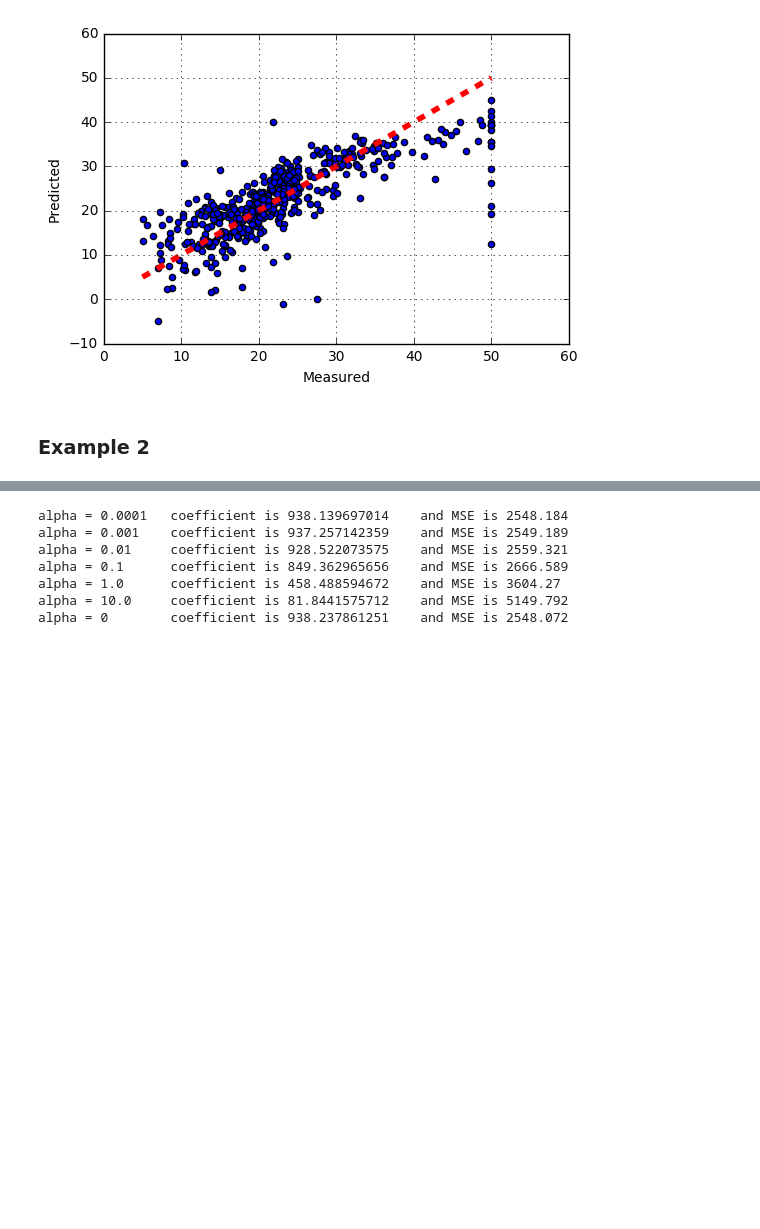
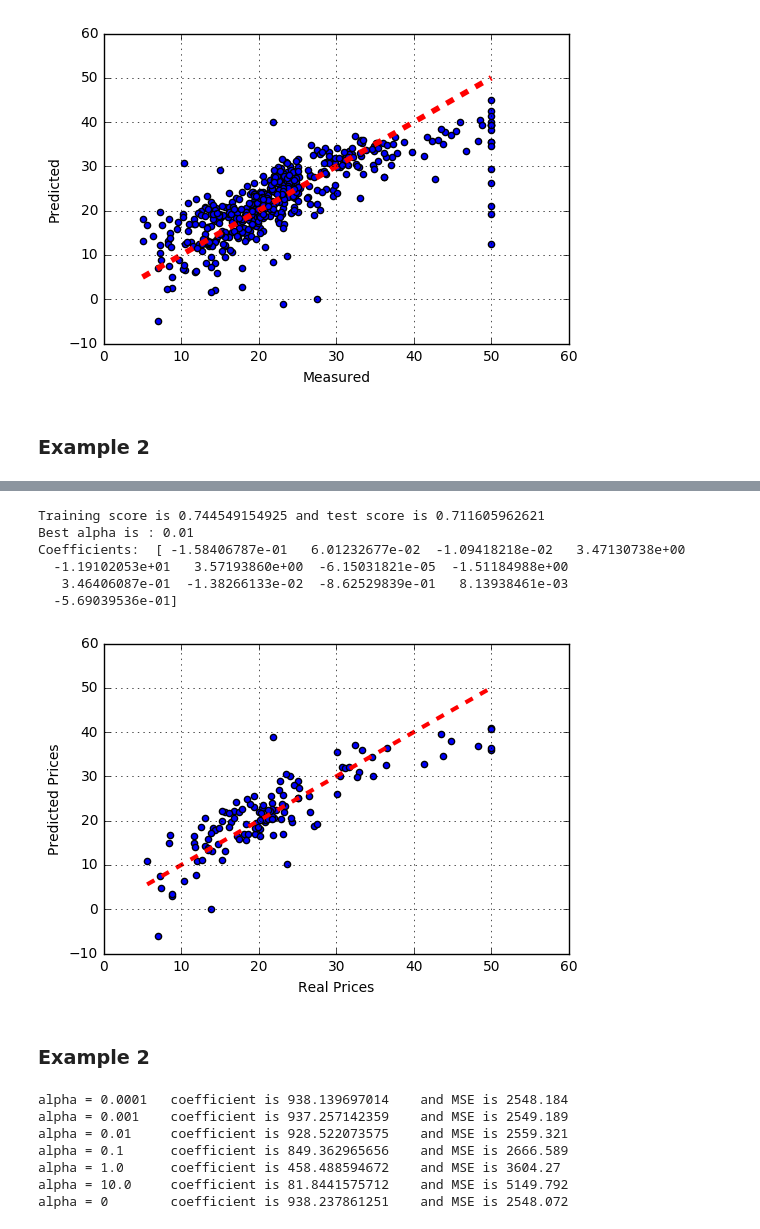
Before and after one commit to mhfarahani/Machine-Learning-Notebooks, a Jupyter notebook: Generalized Linear Models.ipynb, the cells around one changed output, grey strips where cells are left out. Cells and saved outputs as stored; diff of their text form; code cells hidden in the pictures; blank space fills up the shorter version.

```diff
--- a/Generalized Linear Models.ipynb
+++ b/Generalized Linear Models.ipynb
@@ -83,3 +91,38 @@ Here the coefficients are calculated such that the model pridict the target well
+# %%
+from sklearn.datasets import load_boston
+from sklearn.linear_model import Ridge
+from sklearn.cross_validation import train_test_split
+from sklearn.grid_search import GridSearchCV
+
+boston = load_boston()
+X = boston.data
+y = boston.target
+X_train, X_test, y_train, y_test = train_test_split(X, y, random_state=13)
+ridge = Ridge()
+param_grid = {'alpha': np.logspace(-4, 1, 6)}
+model = GridSearchCV(ridge, param_grid=param_grid)
+model.fit(X_train, y_train)
+train_score = model.score(X_train, y_train)
+y_pred = model.predict(X_test)
+test_score = model.score(X_test, y_test)
+print 'Training score is {train} and test score is {test}'.format(train=train_score , test= test_score)
+print 'Best alpha is :', model.best_params_['alpha']
+print 'Coefficients: ', model.best_estimator_.coef_
+plt.scatter(y_test, y_pred)
+plt.plot([y_test.min(), y_test.max()], [y_test.min(), y_test.max()], 'r--', lw='3')
+plt.xlabel('Real Prices')
+plt.ylabel('Predicted Prices')
+plt.grid()
+# %% [output]
+Training score is 0.744549154925 and test score is 0.711605962621
+Best alpha is : 0.01
+Coefficients:  [ -1.58406787e-01   6.01232677e-02  -1.09418218e-02   3.47130738e+00
+  -1.19102053e+01   3.57193860e+00  -6.15031821e-05  -1.51184988e+00
+   3.46406087e-01  -1.38266133e-02  -8.62529839e-01   8.13938461e-03
+  -5.69039536e-01]
+[figure, added]
+# %% [markdown]
+### Example 2
 # %%
 from sklearn.datasets import load_diabetes
 from sklearn.linear_model import Ridge
```
Also changed, not shown: parts of 14 cells of this notebook.
